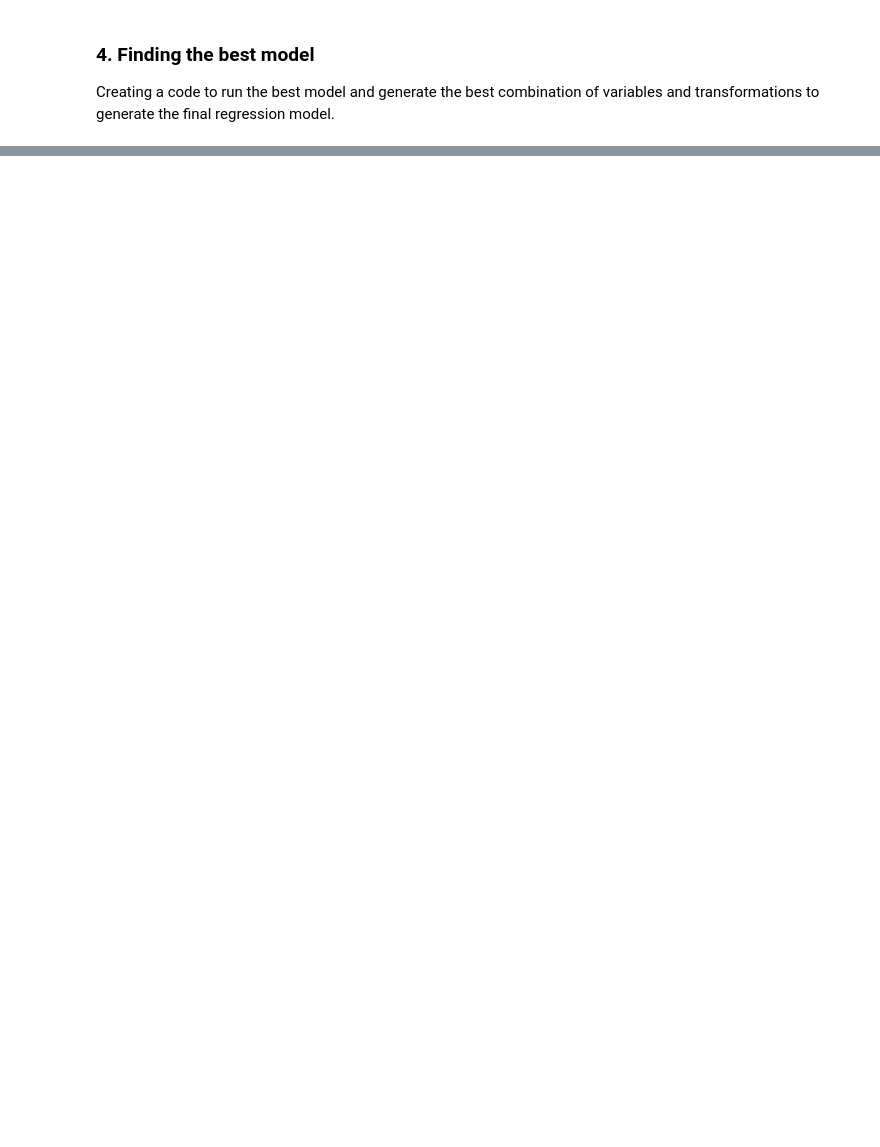
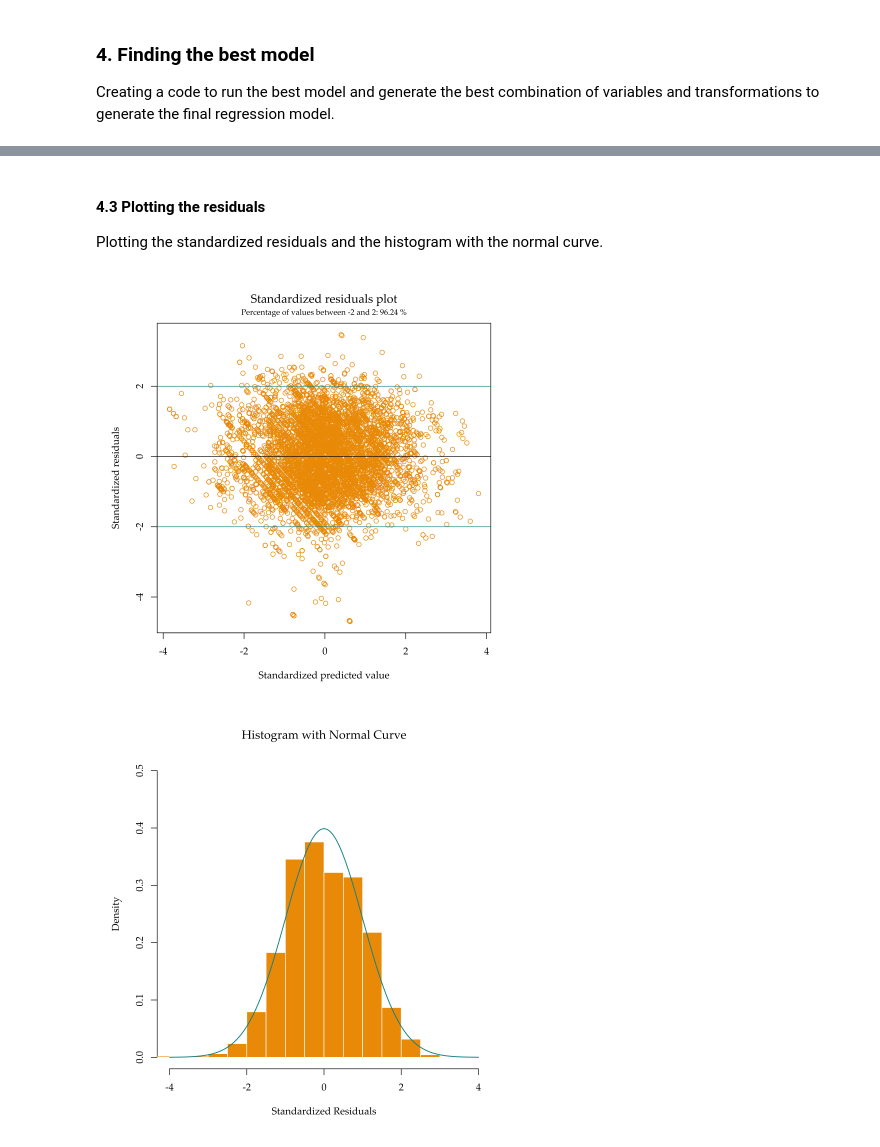
Before and after one commit to halefmichel/halef-thesis, a Jupyter notebook: regression/main/regressions_rent.ipynb, the cells around one changed output, grey strips where cells are left out. Drawn from its saved outputs; the diff is of its cells as text; code cells hidden in the pictures; blank space fills up the shorter version.

Commit message:
[main] organizing and running the regression code

```diff
--- a/regression/main/regressions_rent.ipynb
+++ b/regression/main/regressions_rent.ipynb
@@ -268,16 +277,12 @@ calculate_best_model <- function(data, dependent_var, independent_vars, transfor
     list_r2 <- append(list_r2, r2)
 
     # Verificar os testes de diagnóstico
-    ad_test <- ad.test(residuals(model))
-    bp_test <- bptest(model)
-    dw_test <- dwtest(model)
+    # ad_test <- ad.test(residuals(model))
+    # bp_test <- bptest(model)
+    # dw_test <- dwtest(model)
 
     # Se os testes passarem, considerar o modelo
-    if (r2 > best_r2 &&
-      ad_test$p.value > 0.05 &&
-      bp_test$p.value > 0.05 &&
-      dw_test$statistic > 1.5 &&
-      dw_test$statistic < 2.5) {
+    if (r2 > best_r2) {
       best_r2 <- r2
       best_model <- model
       best_combination <- list(variables = independent_vars, transformations = as.list(trans_combinations[trans_row,]))
@@ -298 +303,3 @@ transformations <- c("X", "1_X", "LnX", "X__2", "X__1_2", "1_X__2", "1_X__1_2")
 Running the function to generate the best model and print the results.
+# %%
+results_1 <- calculate_best_model(data_rent, dependent_var, independent_vars, transformations)
@@ -298,0 +394,53 @@ Running the function to generate the best model and print the results.
+# %% [markdown]
+#### 4.3 Plotting the residuals
+Plotting the standardized residuals and the histogram with the normal curve.
+# %%
+# Adicionar a fonte Palatino Linotype usando o caminho completo para o arquivo TTF
+# Substitua "path/to/PalatinoLinotype.ttf" pelo caminho real do arquivo TTF
+font_add("Palatino", regular = "/Users/karimmbk/Documents/halef-thesis/regression/resources/Palatino Linotype.ttf")
+
+# Habilitar showtext
+showtext_auto()
+
+predicted<- predict(results_1$best_model)
+residuals <- resid(results_1$best_model)
+stand_predicted <- (predicted - mean(predicted)) / sd(predicted)
+stand_residuals <- (residuals - mean(residuals)) / sd(residuals)
+
+# Ajustar a fonte e o tamanho do texto
+par(family = "Palatino", cex = 1, mar = c(5, 5, 4, 2) + 0.1)  # Ajustar as margens
+
+# Plotar os resíduos padronizados
+plot(stand_predicted, stand_residuals, main = "Standardized residuals plot",
+     xlab = "Standardized predicted value", ylab = "Standardized residuals",
+     col = "#EE9B00", pch = 1)  # Ajustar a cor dos pontos e o estilo
+
+# Adicionar linhas de referência
+abline(0, 0, col = "black")
+abline(h = -2, col = "#0A9396")
+abline(h = 2, col = "#0A9396")
+
+# Calculate the total number of values within the interval [-2, 2]
+within_interval <- sum(stand_residuals >= -2 & stand_residuals <= 2)
+mtext(paste("Percentage of values between -2 and 2:", round(within_interval / length(stand_residuals) * 100, 2), "%"), side = 3, line = 0.5, cex = 0.8)
+
+# Calculate the histogram data without plotting
+hist_data <- hist(stand_residuals, plot = FALSE)
+
+# Calculate the normal distribution density values
+x_values <- seq(min(stand_residuals), max(stand_residuals), length = 100)
+y_values <- dnorm(x_values, mean = mean(stand_residuals), sd = sd(stand_residuals))
+
+# Determine the y-axis limit
+#y_max <- max(c(hist_data$density, y_values))
+
+# Plotar o histograma com limite no eixo y, e ajustar a cor
+hist(stand_residuals, freq = FALSE, ylim = c(0, 0.5), xlim = c(-4, 4),
+     main = "Histogram with Normal Curve", xlab = "Standardized Residuals",
+     col = "#EE9B00", border = "#FFFFFF")  # Ajuste a cor do histograma e da borda
+
+# Adicionar a curva de distribuição normal ajustando a cor
+curve(dnorm(x, mean = mean(stand_residuals), sd = sd(stand_residuals)), add = TRUE, lwd = 1.5, col = "#0A9396")
+# %% [output]
+[figure, added]
+[figure, added]
```
Also changed, not shown: parts of 23 cells of this notebook, 1 other file.
